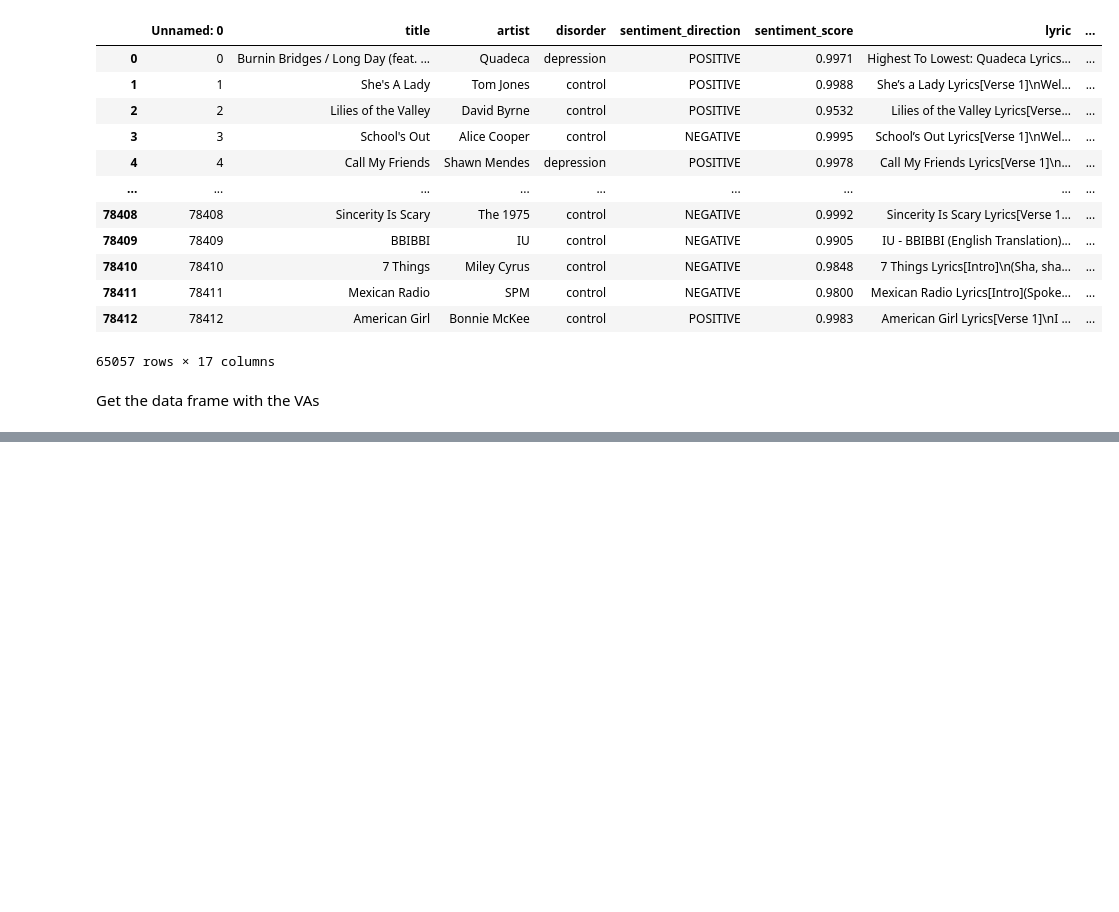
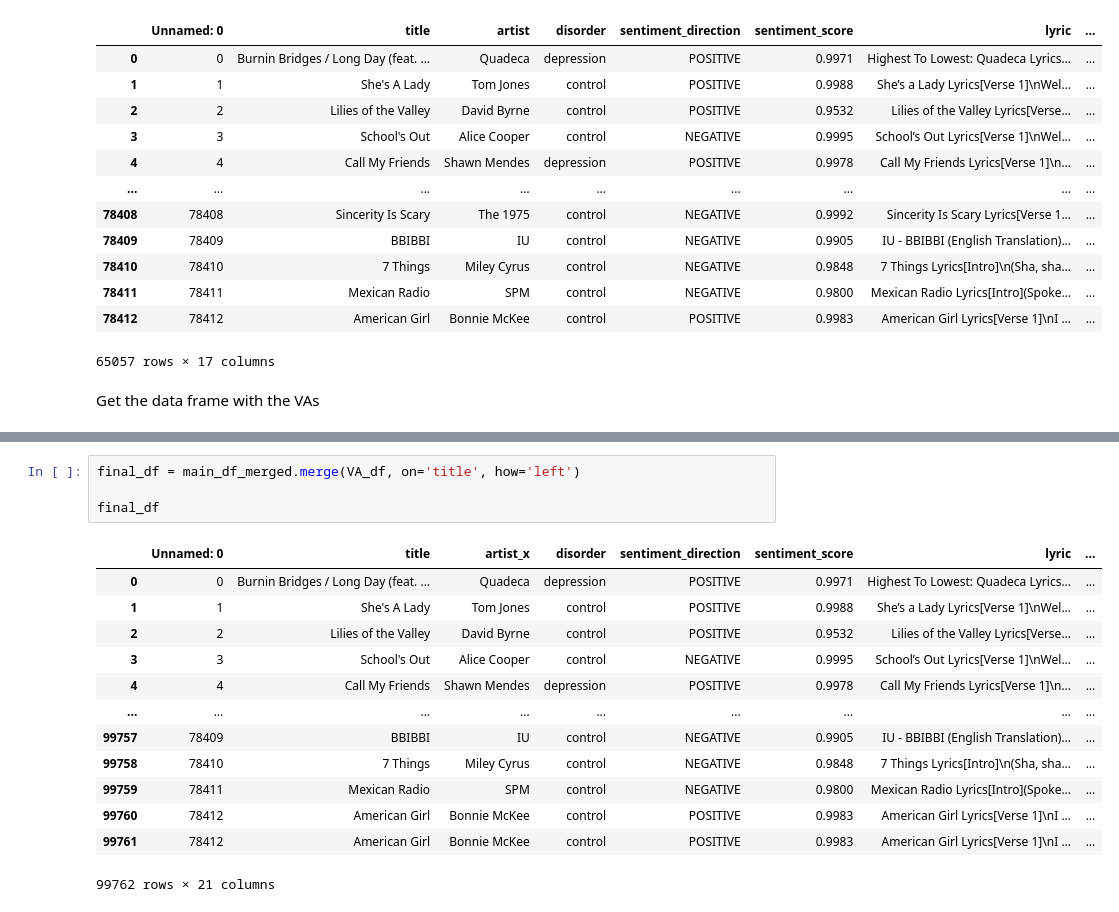
Before and after one commit to filpi86/mer-thesis, a Jupyter notebook: VA_tweets.ipynb, the cells around one changed output, grey strips where cells are left out. Drawn from its saved outputs; the diff is of its cells as text; blank space fills up the shorter version.

```diff
--- a/VA_tweets.ipynb
+++ b/VA_tweets.ipynb
@@ -130,0 +138,18 @@ VA_df.head()
+# %%
+final_df = main_df_merged.merge(VA_df, on='title', how='left')
+
+final_df
+# %% [output]
+|  | Unnamed: 0 | title | artist_x | disorder | sentiment_direction | sentiment_score | lyric | ... |
+| 0 | 0 | Burnin Bridges / Long Day (feat. ... | Quadeca | depression | POSITIVE | 0.9971 | Highest To Lowest: Quadeca Lyrics... | ... |
+| 1 | 1 | She's A Lady | Tom Jones | control | POSITIVE | 0.9988 | She’s a Lady Lyrics[Verse 1]\nWel... | ... |
+| 2 | 2 | Lilies of the Valley | David Byrne | control | POSITIVE | 0.9532 | Lilies of the Valley Lyrics[Verse... | ... |
+| 3 | 3 | School's Out | Alice Cooper | control | NEGATIVE | 0.9995 | School’s Out Lyrics[Verse 1]\nWel... | ... |
+| 4 | 4 | Call My Friends | Shawn Mendes | depression | POSITIVE | 0.9978 | Call My Friends Lyrics[Verse 1]\n... | ... |
+| ... | ... | ... | ... | ... | ... | ... | ... | ... |
+| 99757 | 78409 | BBIBBI | IU | control | NEGATIVE | 0.9905 | IU - BBIBBI (English Translation)... | ... |
+| 99758 | 78410 | 7 Things | Miley Cyrus | control | NEGATIVE | 0.9848 | 7 Things Lyrics[Intro]\n(Sha, sha... | ... |
+| 99759 | 78411 | Mexican Radio | SPM | control | NEGATIVE | 0.9800 | Mexican Radio Lyrics[Intro](Spoke... | ... |
+| 99760 | 78412 | American Girl | Bonnie McKee | control | POSITIVE | 0.9983 | American Girl Lyrics[Verse 1]\nI ... | ... |
+| 99761 | 78412 | American Girl | Bonnie McKee | control | POSITIVE | 0.9983 | American Girl Lyrics[Verse 1]\nI ... | ... |
+99762 rows × 21 columns
```
Also changed, not shown: parts of 9 cells of this notebook, 3 other files.
